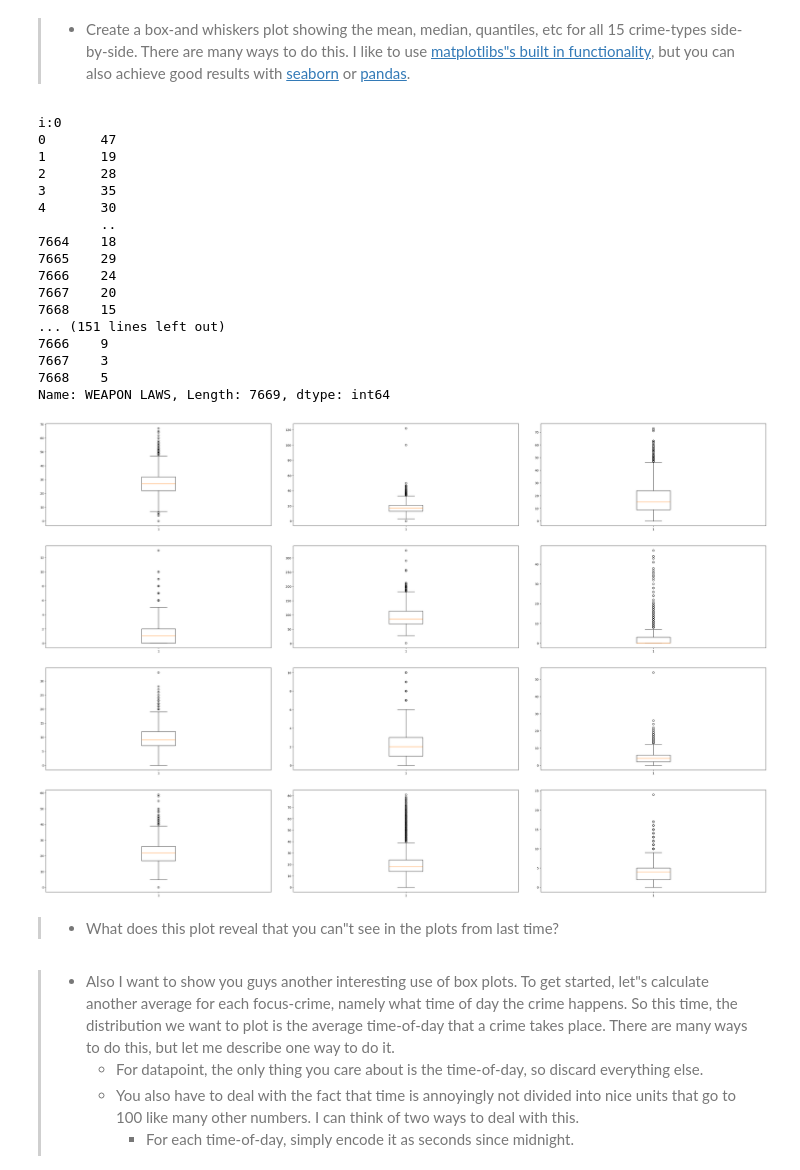
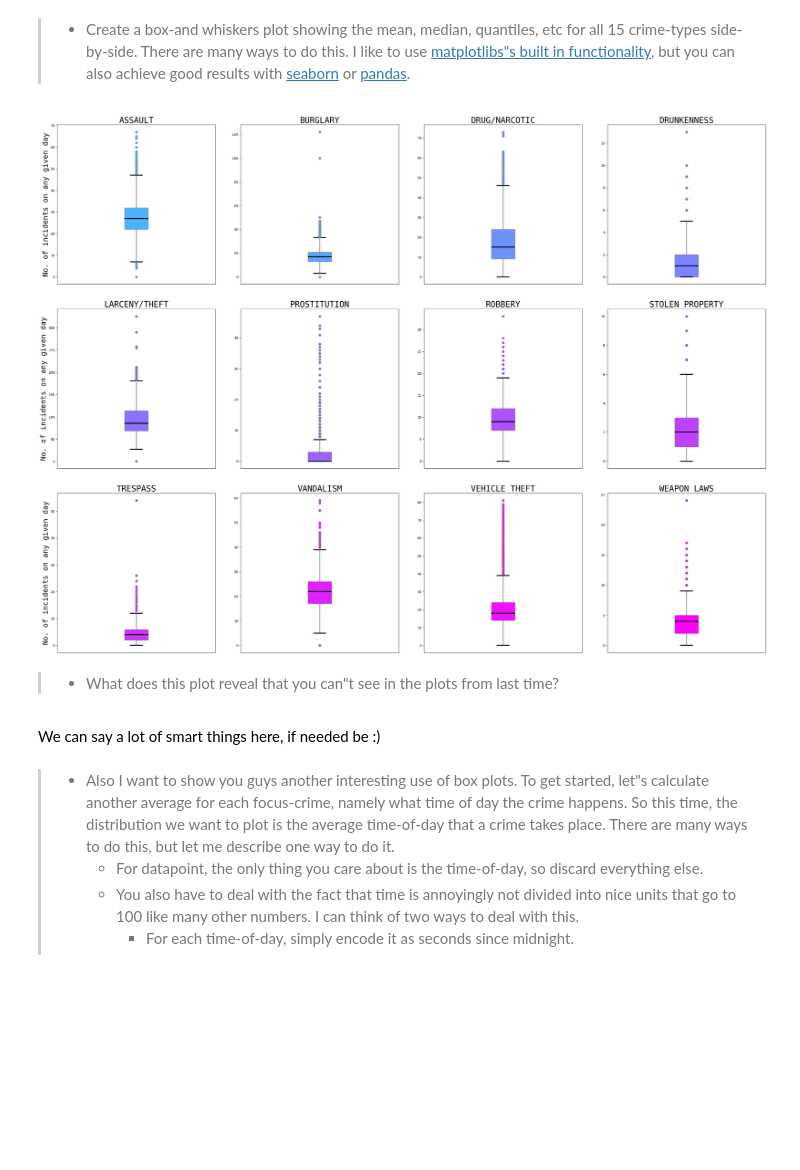
Before and after one commit to AleksandarLukic96/02806_Social_Data, a Jupyter notebook: notebooks/W3_Alek.ipynb, the cells around one changed output. Cells and saved outputs as stored; diff of their text form; code cells hidden in the pictures; blank space fills up the shorter version.

Commit message:
Finished the boxplot in W3ex3 part 2.

```diff
--- a/notebooks/W3_Alek.ipynb
+++ b/notebooks/W3_Alek.ipynb
@@ -588,76 +588,62 @@ Name: ASSAULT, Length: 7669, dtype: int64
 # Font sizes
 subtitle_fontsize = 25
 tick_fontsize = 20
 label_fontsize = 22
 
 # Colors shades
-colors = plt.cm.Blues(np.linspace(0.3, 1, len(focuscrimes)))
+colors = plt.colormaps['cool'](np.linspace(0.3, 1, len(focuscrimes)))
 
 # Dimensions of the grid
-no_cols = 3
+no_cols = 4
 no_rows = int(len(focuscrimes)/no_cols)
-col_size = 12
-row_size = 6
+col_size = 8
+row_size = 8
 
 fig, axs = plt.subplots(
     no_rows,
     no_cols,
     figsize=(
         col_size*no_cols,  # Hardcoded width per column
         row_size*no_rows   # Hardcoded height per row
     ),
     sharex=False
 )
 
 # Flatten for easier indexing
 axs = axs.flatten()
 
-# Find the maximum value for the y-axis
-# max_val = day_groupings.max().max()
-
 # PLOTTING THE DATA
 for i in list(range(0, len(focuscrimes), 1)):
-    print(f"i:{i}\n{day_groupings[focuscrimes[i]]}\n")
-    axs[i].boxplot(day_groupings[focuscrimes[i]])
-    # axs[i].bar(days_abrv, count, color=colors[i], edgecolor='black')
-    # axs[i].set_ylim(
-    #     # count.min()*0.9, # Uncomment to show the min to max span
-    #     0,
-    #     # max_val*1.1, # Uncomment to show set the same y-axis for all plots
-    #     count.max()*1.1,
-    # )
+    axs[i].boxplot(
+        day_groupings[focuscrimes[i]],
+        patch_artist=True,
+        boxprops=dict(facecolor=colors[i], color="grey"),
+        capprops=dict(color="black", linewidth=3),
+        whiskerprops=dict(color="black"),
+        flierprops=dict(color="black", markeredgecolor="grey", markerfacecolor=colors[i], markersize=7),
+        medianprops=dict(color="black", linewidth=3),
+    )
 
-    # axs[i].set_title(category, loc='left', fontsize = subtitle_fontsize)
-    # axs[i].set_xticks(days_abrv)
-    # axs[i].tick_params(axis='x', labelsize = tick_fontsize)
-    # axs[i].set_ylabel('No. of incidents', fontsize = label_fontsize)
-    # axs[i].set_xlabel('Weekdays', fontsize = label_fontsize)
+    axs[i].set_title(focuscrimes[i], loc='center', fontfamily="monospace", fontsize = subtitle_fontsize)
+    axs[i].set_xticks([])
+    # axs[i].set_ylabel('No. of incidents on any given day', fontfamily="monospace", fontsize = label_fontsize)
+
+    # Check if given subplot is in the leftmost column, if not remove x-ticks
+    if i%no_cols==0:
+        axs[i].set_ylabel('No. of incidents on any given day', fontfamily="monospace", fontsize = label_fontsize)
+    else:
+        axs[i].set_ylabel('')
 
 fig.tight_layout(pad = 5.0)
-# plt.savefig(os.path.join(plots_path, "W3_ex3_2_.pdf"), format="pdf", bbox_inches="tight")
+plt.savefig(os.path.join(plots_path, "W3_ex3_2_boxplots.pdf"), format="pdf", bbox_inches="tight")
 plt.show()
 # %% [output]
-i:0
-0       47
-1       19
-2       28
-3       35
-4       30
-        ..
-7664    18
-7665    29
-7666    24
-7667    20
-7668    15
-... (151 lines left out)
-7666    9
-7667    3
-7668    5
-Name: WEAPON LAWS, Length: 7669, dtype: int64
-[figure, old version]
+[figure, new version]
 # %% [markdown]
 
 >   * What does this plot reveal that you can"t see in the plots from last time?
+# %% [markdown]
+We can say a lot of smart things here, if needed be :)
 # %% [markdown]
 > * Also I want to show you guys another interesting use of box plots. To get started, let"s calculate another average for each focus-crime, namely what time of day the crime happens. So this time, the distribution we want to plot is the average time-of-day that a crime takes place. There are many ways to do this, but let me describe one way to do it.
 >   * For datapoint, the only thing you care about is the time-of-day, so discard everything else.
```
Also changed, not shown: parts of 1 cell of this notebook, 3 other files.
